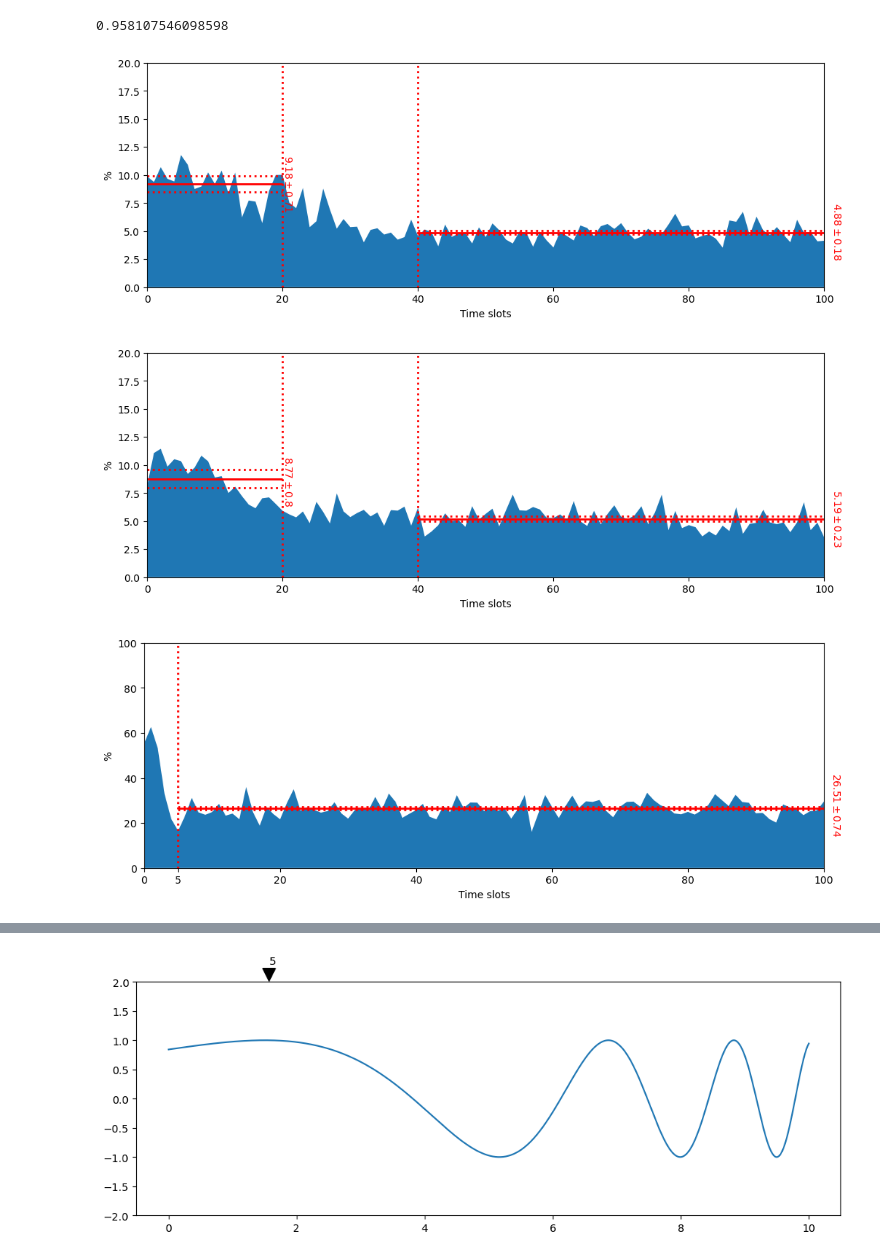
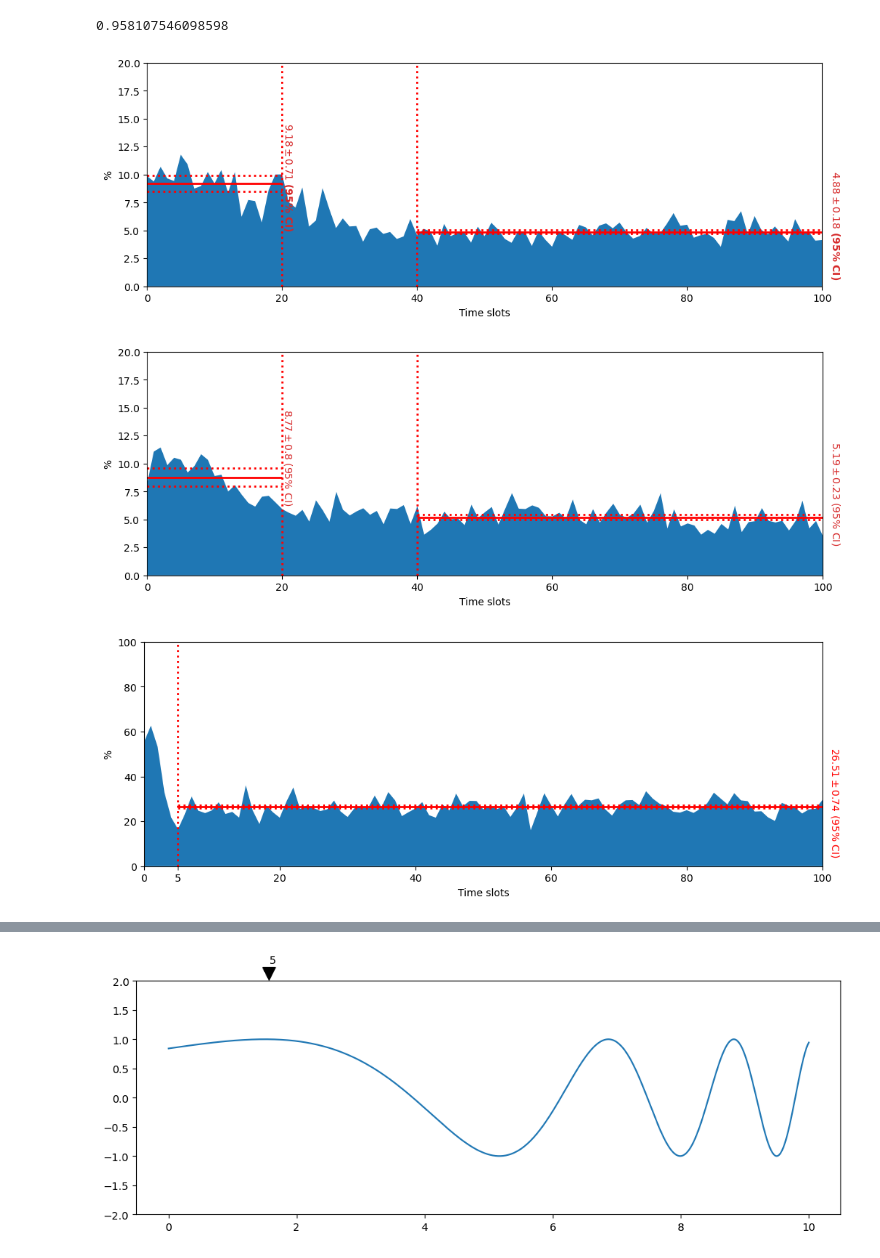
Before and after one commit to Tahuubinh/Offloading_to_Vehicles, a Jupyter notebook: Mec_ver4-main/code/csvFilesNorm/Plot_norm.ipynb, the cells around one changed output, grey strips where cells are left out. Drawn from its saved outputs; the diff is of its cells as text; code cells hidden in the pictures.

```diff
--- a/Mec_ver4-main/code/csvFilesNorm/Plot_norm.ipynb
+++ b/Mec_ver4-main/code/csvFilesNorm/Plot_norm.ipynb
@@ -601,38 +661,38 @@ nb_steps = data[:,5].flatten().tolist()
 step = data[:,6].flatten().tolist()
 # df_list_splice = [list(df_list[int(i - j): int(i)]) for j in nb_steps for i in step]
 # df_list_splice
 test = [df_list[int(i - j): int(i)] for j, i in zip(nb_steps, step)]
 test.pop(-1) # somehow the last is empty
 sum_of_subtest = [sum(sublist) / len(sublist) * 100 for sublist in test]
 plt.fill_between([i for i in range(len(sum_of_subtest))], 0, sum_of_subtest)
 #plt.title("Percentage of exploration (Sb-DQN)")
 plt.xlabel("Time slots")
 plt.ylabel("%")
 plt.axis([0, 100, 0, 20])
 xmin, xmax = 40, 101
 min_hline, average_hline, max_hline = confidence_interval(sum_of_subtest[xmin:xmax])
 err = average_hline - min_hline
 plt.hlines(y=min_hline, xmin=xmin, xmax=xmax, linewidth=2, color='r', linestyle = ':')
 plt.hlines(y=max_hline, xmin=xmin, xmax=xmax, linewidth=2, color='r', linestyle = ':')
 plt.hlines(y=average_hline, xmin=xmin, xmax=xmax, linewidth=2, color='r', linestyle = '-')
 plt.vlines(x = xmin, ymin = 0, ymax=20, linewidth=2, color='r', linestyle = ':')
-plt.text(xmax, average_hline - 2.3, '$ '+str(round(average_hline,2))+'\pm '+
-         str(round(err,2))+'$', fontsize = 10, color = 'red', rotation=-90)
+plt.text(xmax, average_hline - 4, '$ '+str(round(average_hline,2))+'\pm '+
+         str(round(err,2))+'$ (95% CI)', fontsize = 10, color = 'tab:red', rotation=-90, weight='bold')
 
 xmin, xmax = 0, 20
 min_hline, average_hline, max_hline = confidence_interval(sum_of_subtest[xmin:xmax])
 err = average_hline - min_hline
 err = average_hline - min_hline
 plt.hlines(y=min_hline, xmin=xmin, xmax=xmax, linewidth=2, color='r', linestyle = ':')
 plt.hlines(y=max_hline, xmin=xmin, xmax=xmax, linewidth=2, color='r', linestyle = ':')
 plt.hlines(y=average_hline, xmin=xmin, xmax=xmax, linewidth=2, color='r', linestyle = '-')
 plt.vlines(x = xmax, ymin = 0, ymax=20, linewidth=2, color='r', linestyle = ':')
-plt.text(xmax, average_hline - 2.3, '$ '+str(round(average_hline,2))+'\pm '+
-         str(round(err,2))+'$', fontsize = 10, color = 'red', rotation=-90)
+plt.text(xmax, average_hline - 4, '$ '+str(round(average_hline,2))+'\pm '+
+         str(round(err,2))+'$ (95% CI)', fontsize = 10, color = 'tab:red', rotation=-90, weight='bold')
 plt.savefig("../../Pictures/Percentage_SbDQN.pdf")
 plt.show()
 # %% [output]
-[figure, old version]
+[figure, new version]
 # %%
 plt.clf()
 df = pd.read_csv("kqBDQN_M900_1000_dyn_e0.1_k0.3_que10k_b0.5.csv").values
@@ -662,7 +722,7 @@ plt.hlines(y=max_hline, xmin=xmin, xmax=xmax, linewidth=2, color='r', linestyle
 plt.hlines(y=average_hline, xmin=xmin, xmax=xmax, linewidth=2, color='r', linestyle = '-')
 plt.vlines(x = xmin, ymin = 0, ymax=20, linewidth=2, color='r', linestyle = ':')
 plt.text(xmax, average_hline - 2.3, '$ '+str(round(average_hline,2))+'\pm '+
-         str(round(err,2))+'$', fontsize = 10, color = 'red', rotation=-90)
+         str(round(err,2))+'$ (95% CI)', fontsize = 10, color = 'tab:red', rotation=-90)
 
 xmin, xmax = 0, 20
 min_hline, average_hline, max_hline = confidence_interval(sum_of_subtest[xmin:xmax])
@@ -673,11 +733,11 @@ plt.hlines(y=max_hline, xmin=xmin, xmax=xmax, linewidth=2, color='r', linestyle
 plt.hlines(y=average_hline, xmin=xmin, xmax=xmax, linewidth=2, color='r', linestyle = '-')
 plt.vlines(x = xmax, ymin = 0, ymax=20, linewidth=2, color='r', linestyle = ':')
 plt.text(xmax, average_hline - 2.3, '$ '+str(round(average_hline,2))+'\pm '+
-         str(round(err,2))+'$', fontsize = 10, color = 'red', rotation=-90)
-plt.savefig("../../Pictures/Percentage_DbDQN.pdf")
+         str(round(err,2))+'$ (95% CI)', fontsize = 10, color = 'tab:red', rotation=-90)
+#plt.savefig("../../Pictures/Percentage_DbDQN.pdf")
 plt.show()
 # %% [output]
-[figure, old version]
+[figure, new version]
 # %%
 import numpy as np
 import matplotlib.pyplot as plt
@@ -715,12 +775,12 @@ plt.hlines(y=min_hline, xmin=xmin, xmax=xmax, linewidth=2, color='r', linestyle
 plt.hlines(y=max_hline, xmin=xmin, xmax=xmax, linewidth=2, color='r', linestyle = ':')
 plt.hlines(y=average_hline, xmin=xmin, xmax=xmax, linewidth=2, color='r', linestyle = '-')
 plt.vlines(x = xmin, ymin = 0, ymax=100, linewidth=2, color='r', linestyle = ':')
-plt.text(xmax, 15, '$ '+str(round(average_hline,2))+'\pm '+
-         str(round(err,2))+'$', fontsize = 10, color = 'red', rotation=-90)
-plt.savefig("../../Pictures/Percentage_FDQO.pdf")
+plt.text(xmax, 5, '$ '+str(round(average_hline,2))+'\pm '+
+         str(round(err,2))+'$ (95% CI)', fontsize = 10, color = 'red', rotation=-90)
+#plt.savefig("../../Pictures/Percentage_FDQO_0.9.pdf")
 plt.show()
 # %% [output]
-[figure, old version]
+[figure, new version]
 # %%
 plt.clf()
 df = pd.read_csv("kqFDQO_M900_1000_0.85.csv").values
```
Also changed, not shown: parts of 10 cells of this notebook, 2 other files.
